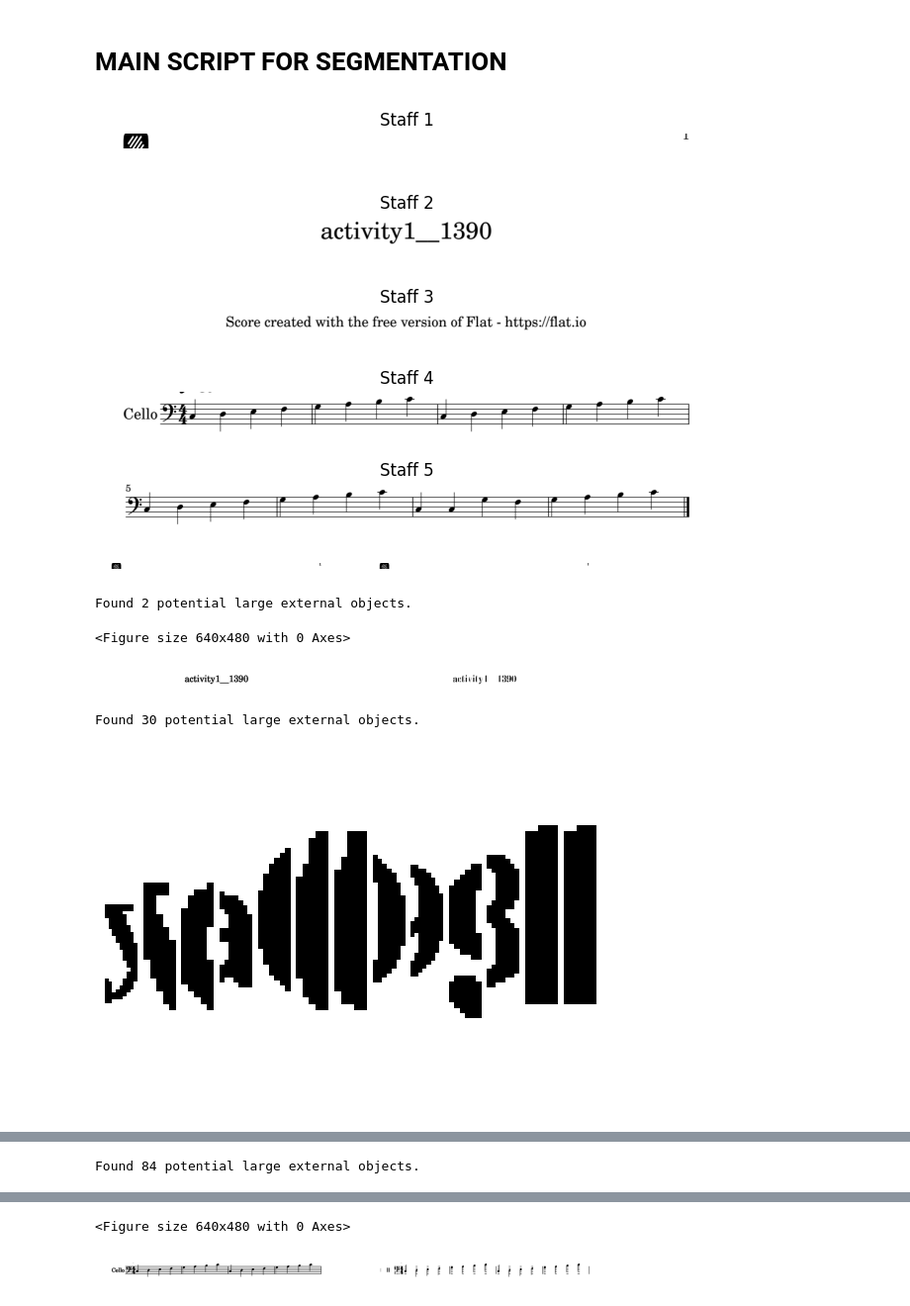
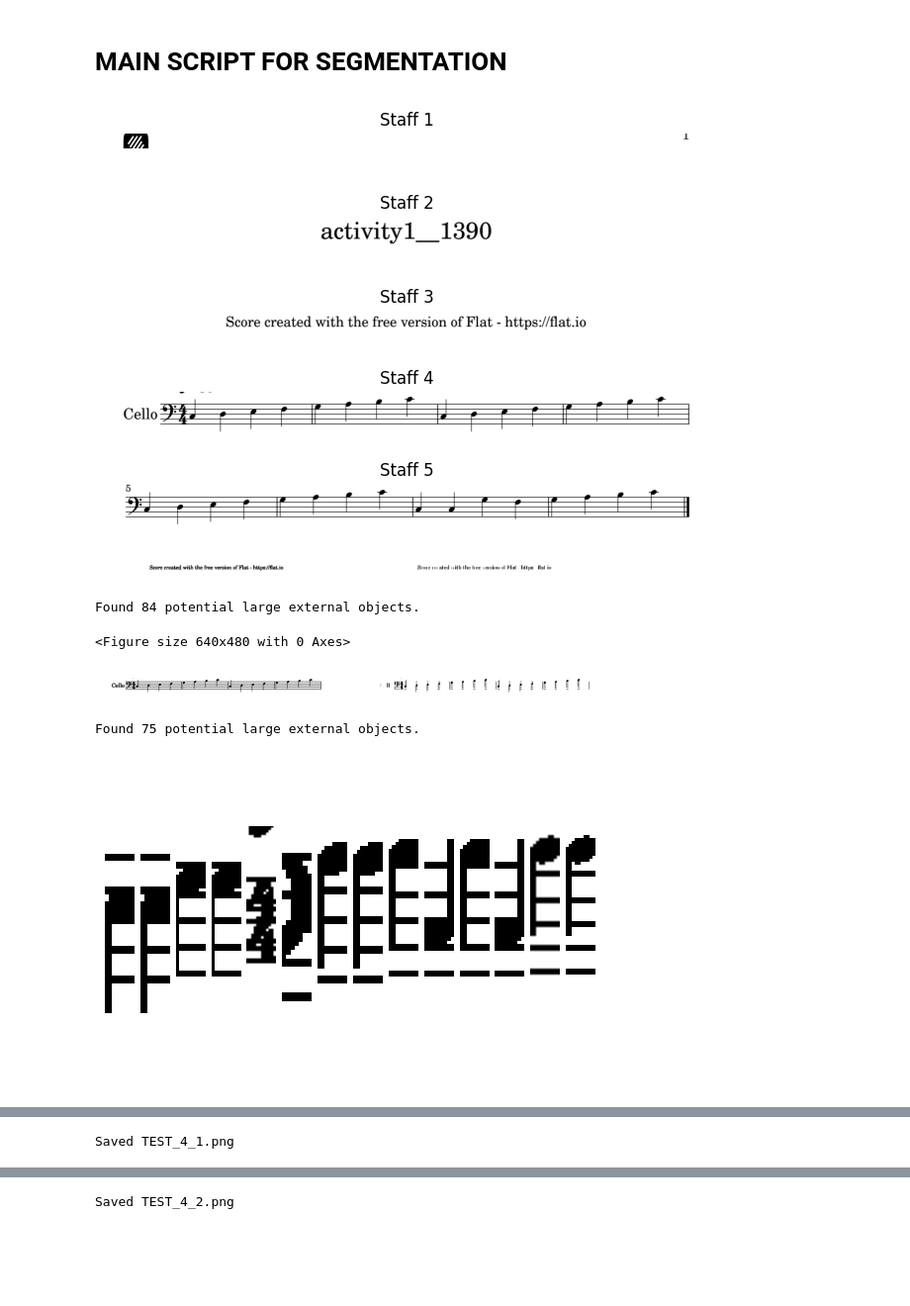
Before and after one commit to SSOE-ECE1390/Sheet-Music-Project, a Jupyter notebook: sheet music/main.ipynb, the cells around one changed output, grey strips where cells are left out. Shown at 99% size. Cells and saved outputs as stored; diff of their text form; code cells hidden in the pictures; blank space fills up the shorter version.

Commit message:
Segmenting Images and Such

```diff
--- a/sheet music/main.ipynb
+++ b/sheet music/main.ipynb
@@ -188,28 +188,48 @@ def staff_splicer(original_img):
 # %% [markdown]
 # MAIN SCRIPT FOR SEGMENTATION
 # %%
-img = io.imread('C:/Users/isabe/Documents/GitHub/Sheet-Music-Project/sheet music/ex1.png', as_gray=True)
+img = io.imread('C:/Users/hocke/git/Sheet-Music-Project/sheet music/ex1.png', as_gray=True)
 
 staffs = segment_staff(img) # segments the sheet into individual staffs
 
 fig, axes = plt.subplots(len(staffs), 1)
 
 axes = axes.flatten()
 for i, staff in enumerate(staffs):
     axes[i].imshow(staff, cmap='gray')
     axes[i].set_title(f'Staff {i+1}')
     axes[i].axis('off')
 
 plt.tight_layout()
 plt.show()
 
-for staff_img in staffs:
-    segments = staff_splicer(staff_img) # supposed to segment the staffs into individual notes...
+for i, staff_img in enumerate(staffs):
+    if i < 2:  # skip the first two staffs
+        continue
+
+    segments = staff_splicer(staff_img)
+
+    for j, segment in enumerate(segments):
+        # do your plotting/saving normally
+        plt.imshow(segment, cmap='gray')
+        plt.title(f'Segment {j+1} of Staff {i+1}')
+        plt.axis('off')
+        plt.show()
+
+        seg = segment.astype(float)
+
+        # Normalize to [0,1] using the *segment's own* min/max
+        seg = (seg - seg.min()) / (seg.max() - seg.min() + 1e-9)
+
+        segment_img = (seg * 255).astype(np.uint8)
+        segment_filename = f'TEST_{i+1}_{j+1}.png'
+        cv2.imwrite(segment_filename, segment_img)
+        print(f'Saved {segment_filename}')
 # %% [output]
 [figure]
-[figure, old version]
+[figure, new version]
-Found 2 potential large external objects.
+Found 84 potential large external objects.
 <Figure size 640x480 with 0 Axes>
-[figure, old version]
+[figure, new version]
-Found 30 potential large external objects.
+Found 75 potential large external objects.
-[figure, old version]
+[figure, new version]
@@ -217 +237 @@ Found 30 potential large external objects.
-Found 84 potential large external objects.
+Saved TEST_4_1.png
@@ -218,2 +239 @@ Found 84 potential large external objects.
-<Figure size 640x480 with 0 Axes>
+Saved TEST_4_2.png
-[figure, old version]
```
Also changed, not shown: parts of 1 cell of this notebook, 37 other files.
